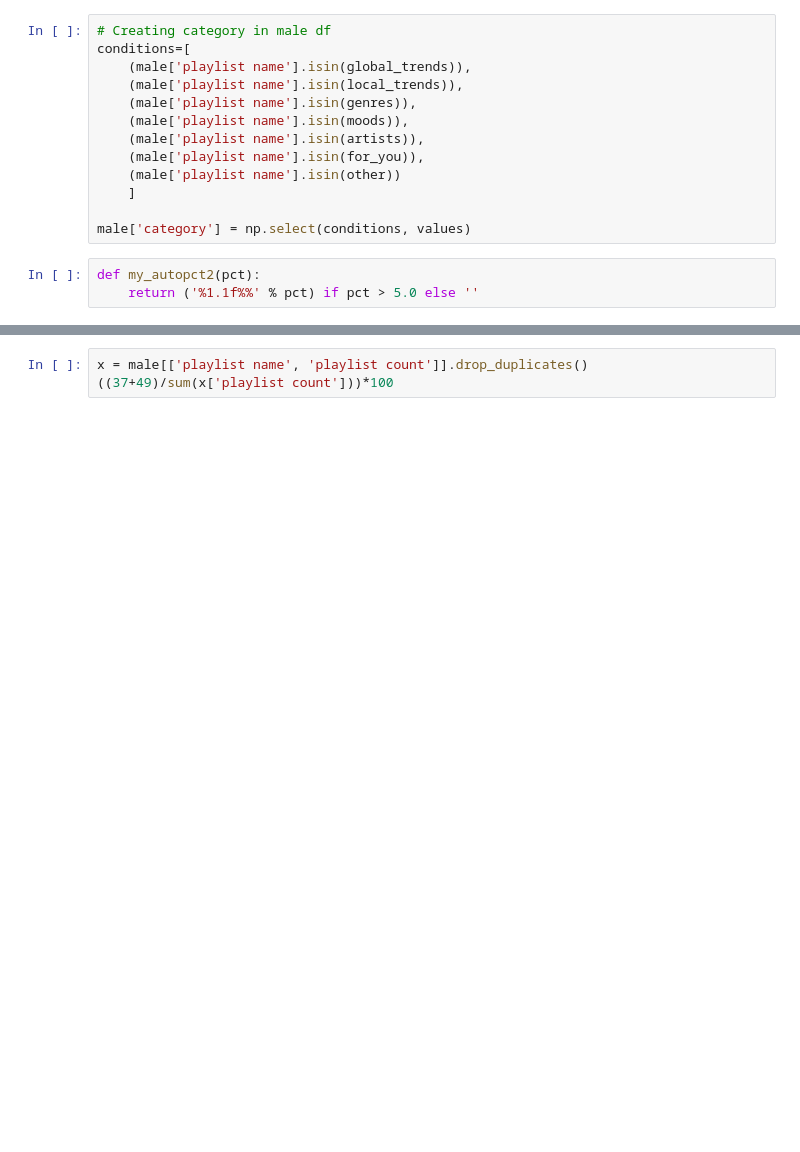
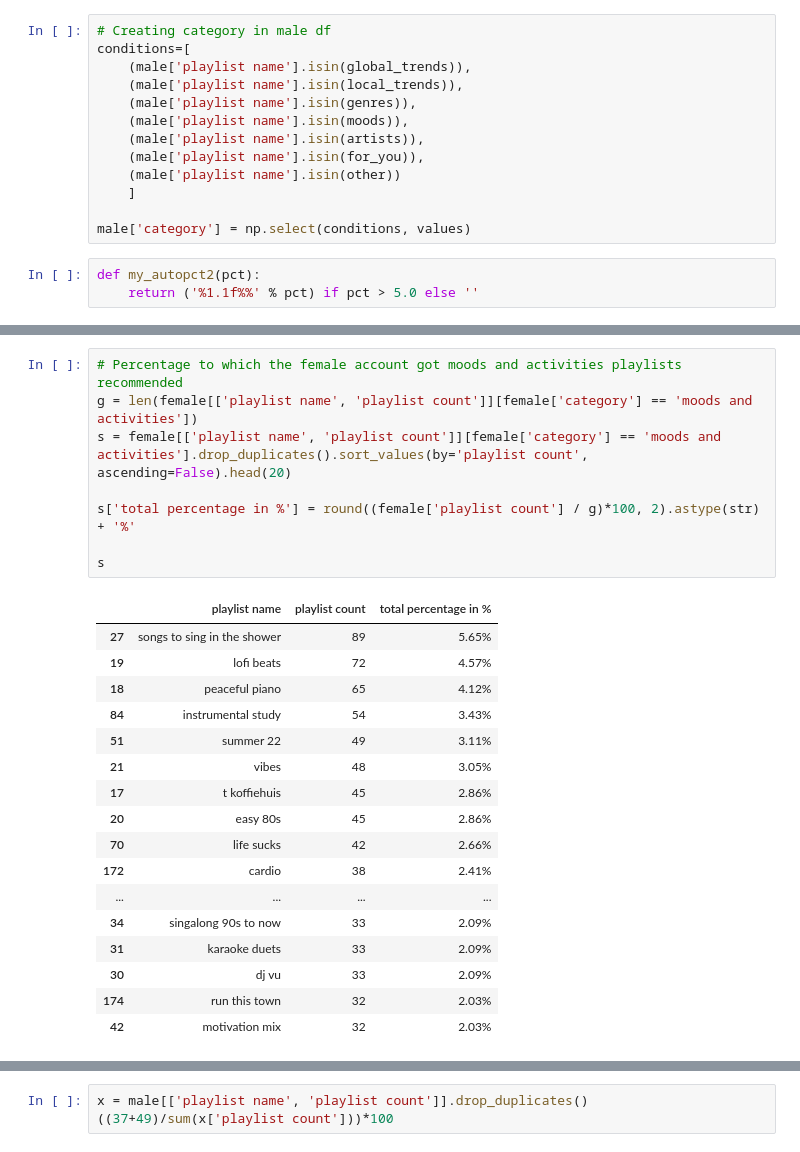
Before and after one commit to Yvysanna/Thesis, a Jupyter notebook: spotify1.ipynb, the cells around one changed output, grey strips where cells are left out. Drawn from its saved outputs; the diff is of its cells as text; blank space fills up the shorter version.

```diff
--- a/spotify1.ipynb
+++ b/spotify1.ipynb
@@ -534,3 +563,29 @@ plt.savefig('data/playlists.png', dpi=300, facecolor=ax1.get_facecolor(), bbox_i
 plt.show()
 # %% [output]
 [figure]
+# %%
+# Percentage to which the female account got moods and activities playlists recommended
+g = len(female[['playlist name', 'playlist count']][female['category'] == 'moods and activities'])
+s = female[['playlist name', 'playlist count']][female['category'] == 'moods and activities'].drop_duplicates().sort_values(by='playlist count', ascending=False).head(20)
+
+s['total percentage in %'] = round((female['playlist count'] / g)*100, 2).astype(str) + '%'
+
+s
+# %% [output]
+|  | playlist name | playlist count | total percentage in % |
+| 27 | songs to sing in the shower | 89 | 5.65% |
+| 19 | lofi beats | 72 | 4.57% |
+| 18 | peaceful piano | 65 | 4.12% |
+| 84 | instrumental study | 54 | 3.43% |
+| 51 | summer 22 | 49 | 3.11% |
+| 21 | vibes | 48 | 3.05% |
+| 17 | t koffiehuis | 45 | 2.86% |
+| 20 | easy 80s | 45 | 2.86% |
+| 70 | life sucks | 42 | 2.66% |
+| 172 | cardio | 38 | 2.41% |
+| ... | ... | ... | ... |
+| 34 | singalong 90s to now | 33 | 2.09% |
+| 31 | karaoke duets | 33 | 2.09% |
+| 30 | dj vu | 33 | 2.09% |
+| 174 | run this town | 32 | 2.03% |
+| 42 | motivation mix | 32 | 2.03% |
```
Also changed, not shown: parts of 44 cells of this notebook, 7 other files.
